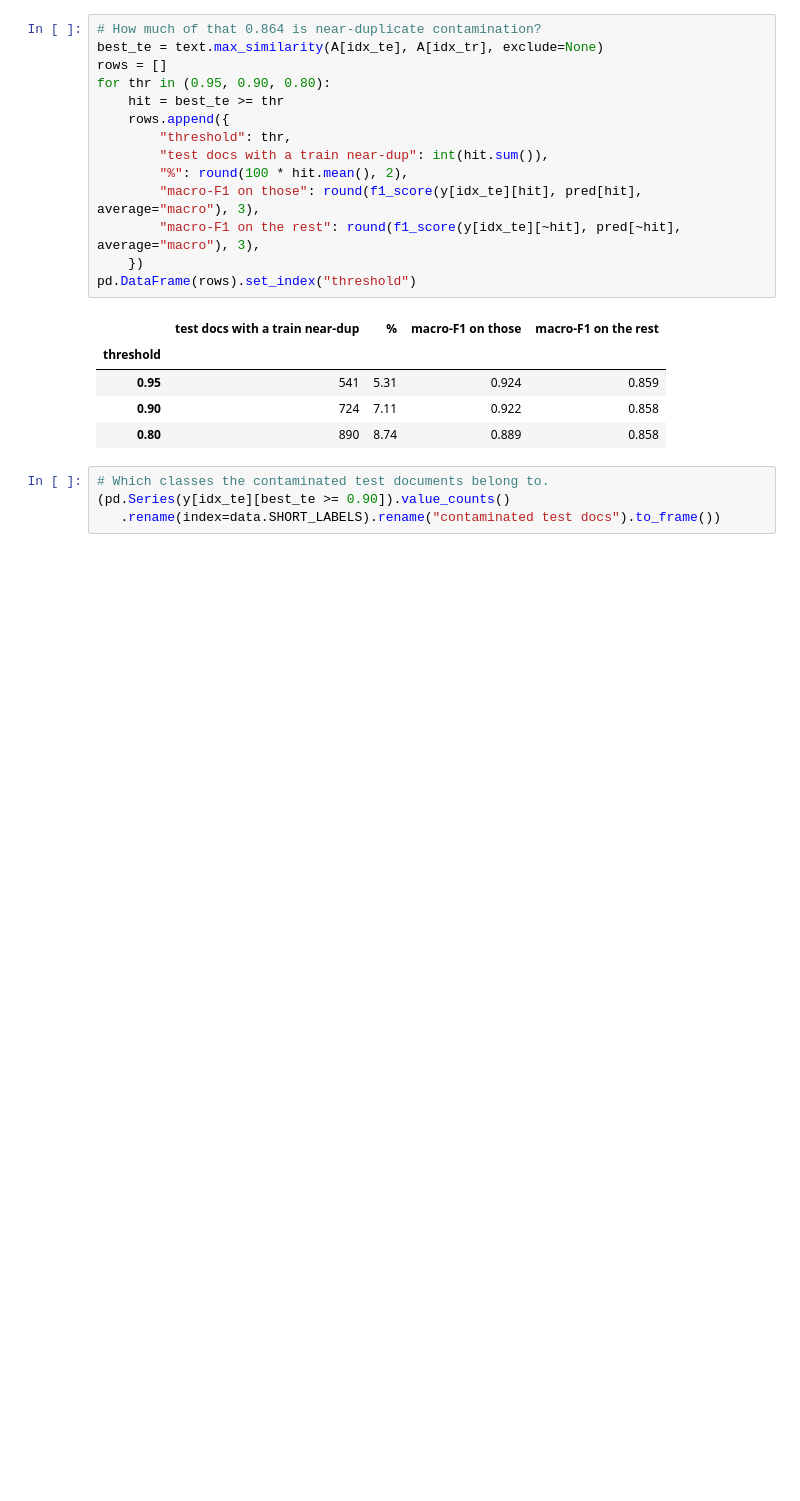
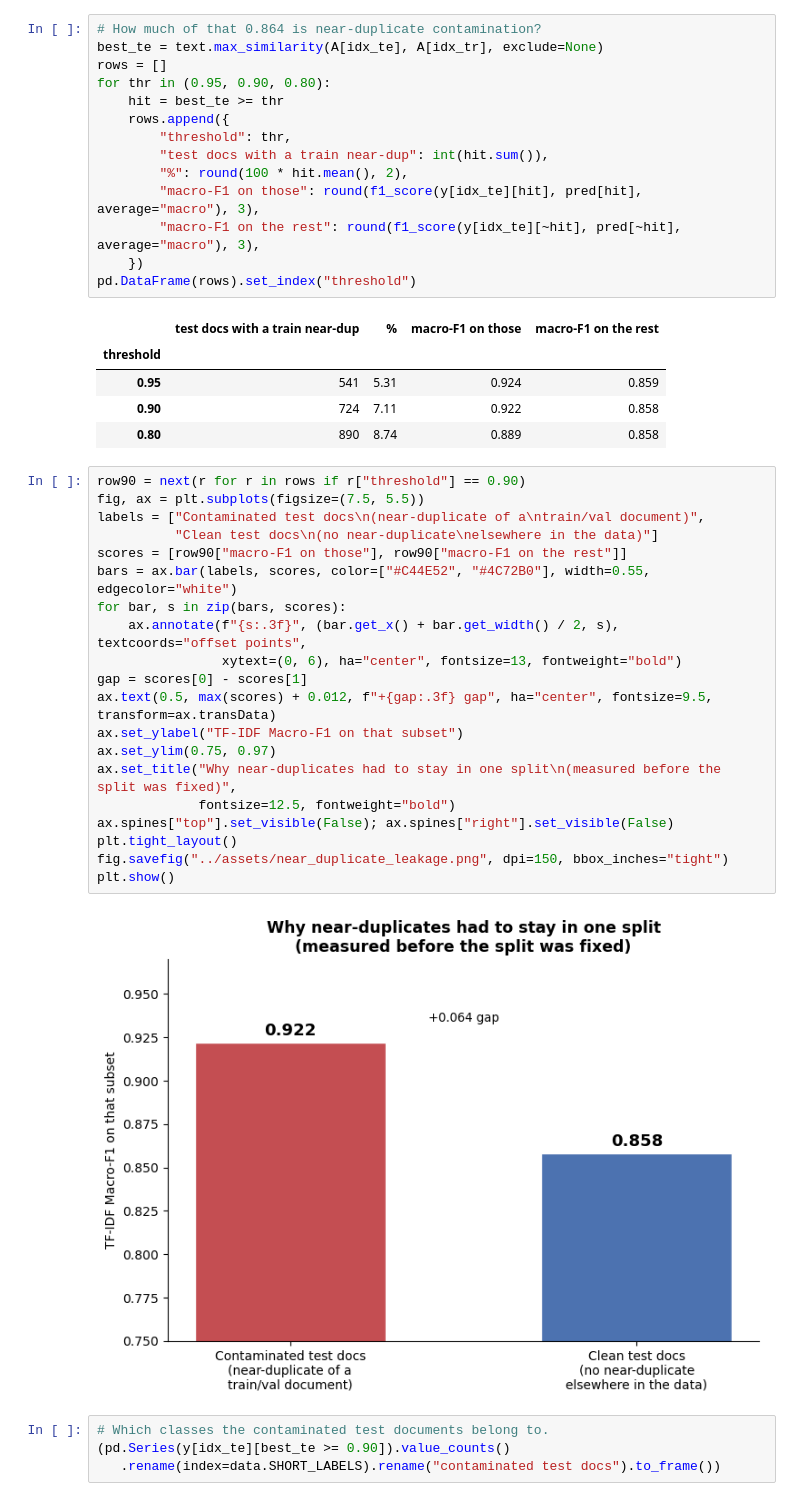
Before and after one commit to Udbhav748/fintech-complaint-classification-lstm-distilbert, a Jupyter notebook: notebooks/01_eda.ipynb, the cells around one changed output. Saved outputs shown, nothing was run; the diff lists cells and outputs as text; blank space fills up the shorter version.

```diff
--- a/notebooks/01_eda.ipynb
+++ b/notebooks/01_eda.ipynb
@@ -741,6 +741,28 @@ pd.DataFrame(rows).set_index("threshold")
 | 0.95 | 541 | 5.31 | 0.924 | 0.859 |
 | 0.90 | 724 | 7.11 | 0.922 | 0.858 |
 | 0.80 | 890 | 8.74 | 0.889 | 0.858 |
+# %%
+row90 = next(r for r in rows if r["threshold"] == 0.90)
+fig, ax = plt.subplots(figsize=(7.5, 5.5))
+labels = ["Contaminated test docs\n(near-duplicate of a\ntrain/val document)",
+          "Clean test docs\n(no near-duplicate\nelsewhere in the data)"]
+scores = [row90["macro-F1 on those"], row90["macro-F1 on the rest"]]
+bars = ax.bar(labels, scores, color=["#C44E52", "#4C72B0"], width=0.55, edgecolor="white")
+for bar, s in zip(bars, scores):
+    ax.annotate(f"{s:.3f}", (bar.get_x() + bar.get_width() / 2, s), textcoords="offset points",
+                xytext=(0, 6), ha="center", fontsize=13, fontweight="bold")
+gap = scores[0] - scores[1]
+ax.text(0.5, max(scores) + 0.012, f"+{gap:.3f} gap", ha="center", fontsize=9.5, transform=ax.transData)
+ax.set_ylabel("TF-IDF Macro-F1 on that subset")
+ax.set_ylim(0.75, 0.97)
+ax.set_title("Why near-duplicates had to stay in one split\n(measured before the split was fixed)",
+             fontsize=12.5, fontweight="bold")
+ax.spines["top"].set_visible(False); ax.spines["right"].set_visible(False)
+plt.tight_layout()
+fig.savefig("../assets/near_duplicate_leakage.png", dpi=150, bbox_inches="tight")
+plt.show()
+# %% [output]
+[figure, added]
 # %%
 # Which classes the contaminated test documents belong to.
 (pd.Series(y[idx_te][best_te >= 0.90]).value_counts()
```
Also changed, not shown: parts of 4 cells of this notebook, 12 other files.
